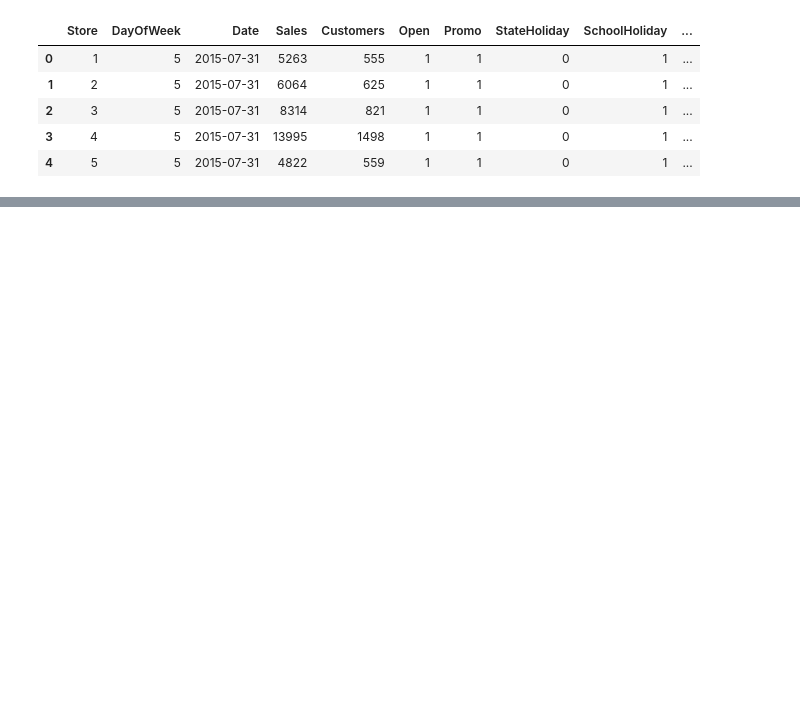
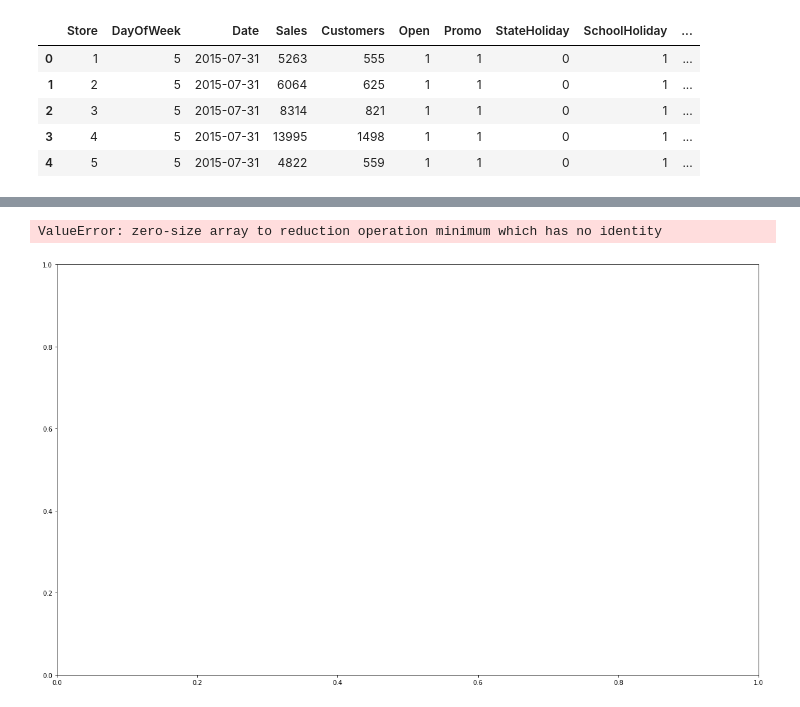
Before and after one commit to yasserbekkali/projetBD, a Jupyter notebook: projetWS.ipynb, the cells around one changed output, grey strips where cells are left out. Drawn from its saved outputs; the diff is of its cells as text; code cells hidden in the pictures; blank space fills up the shorter version.

```diff
--- a/projetWS.ipynb
+++ b/projetWS.ipynb
@@ -338,0 +366,5 @@ plt.show()
+# %%
+msno.heatmap(dts)
+# %% [output]
+ValueError: zero-size array to reduction operation minimum which has no identity
+[figure, added]
```
Also changed, not shown: parts of 4 cells of this notebook.
